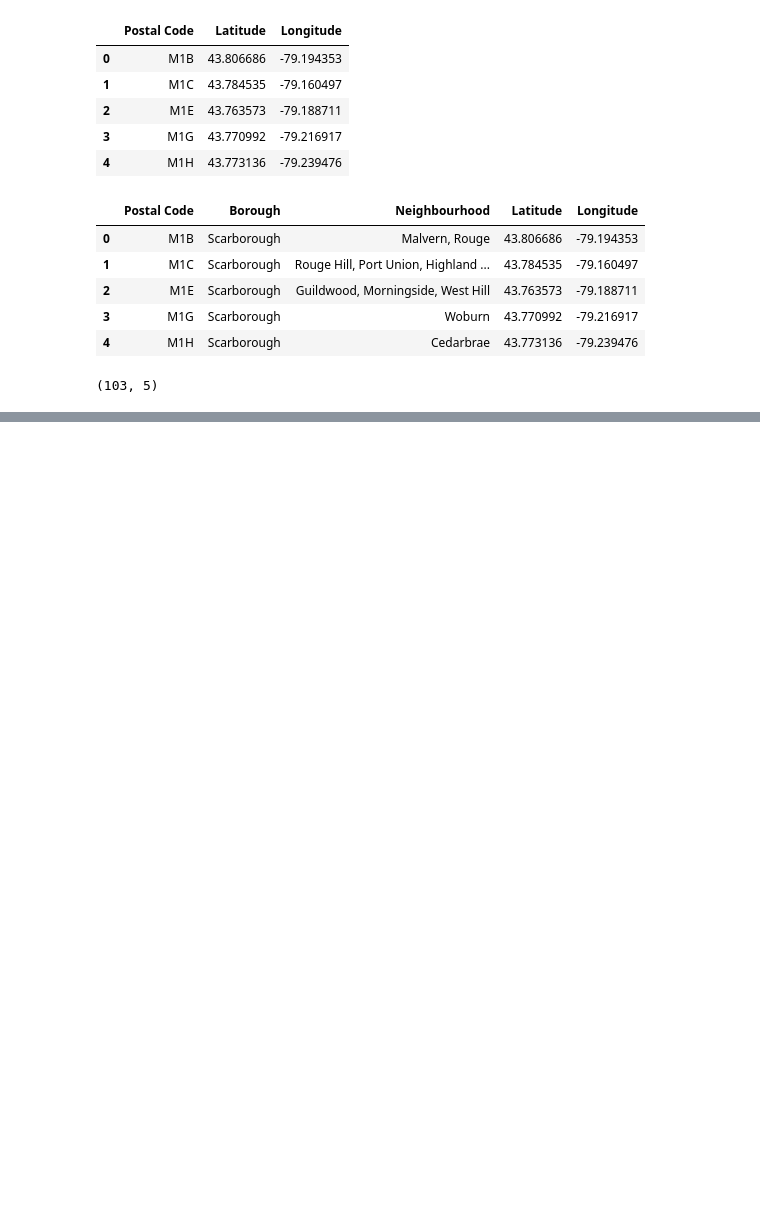
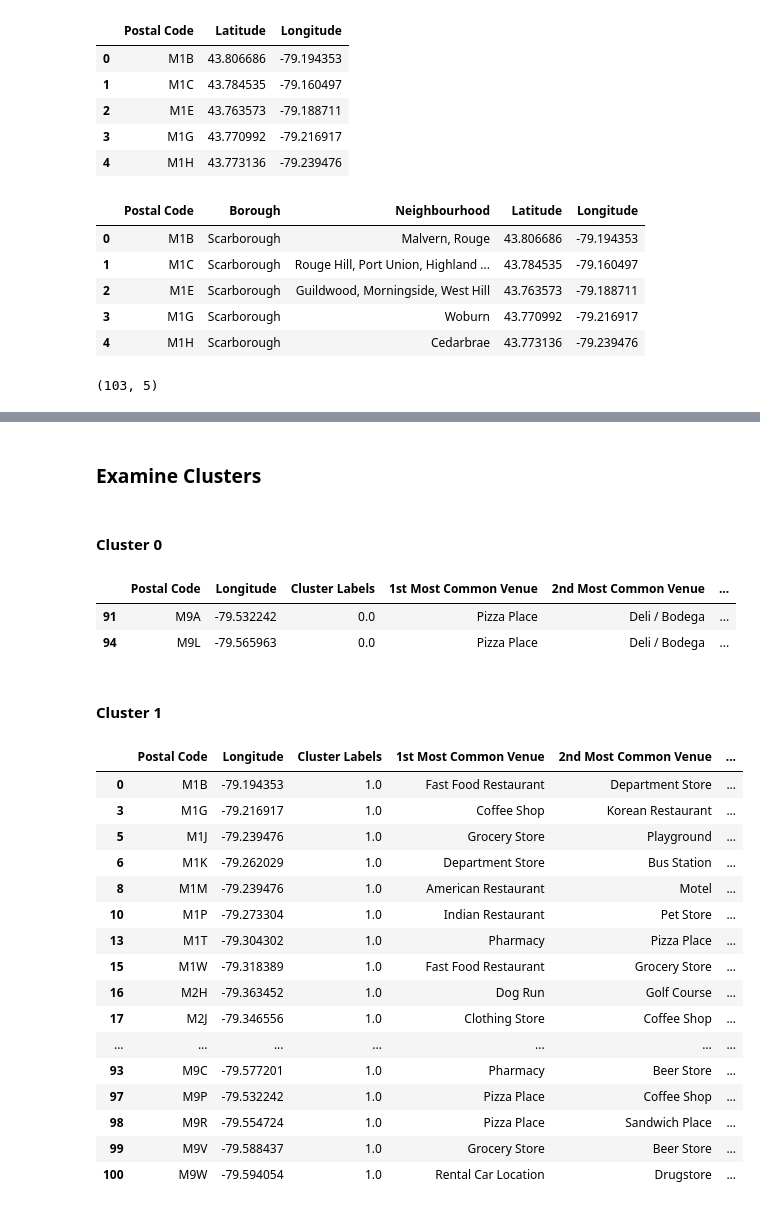
Before and after one commit to MMustafaK/Coursera_Capstone, a Jupyter notebook: Segmenting and Clustering Neighborhoods in Toronto.ipynb, the cells around one changed output, grey strips where cells are left out. Saved outputs shown, nothing was run; the diff lists cells and outputs as text; code cells hidden in the pictures; blank space fills up the shorter version.

```diff
--- a/Segmenting and Clustering Neighborhoods in Toronto.ipynb
+++ b/Segmenting and Clustering Neighborhoods in Toronto.ipynb
@@ -79,0 +444,3 @@ dft.shape
+# %%
+toronto_merged=toronto_merged.dropna().reset_index()
+toronto_merged.isnull().sum()
@@ -79,0 +494,32 @@ dft.shape
+# %% [markdown]
+### Examine Clusters
+# %% [markdown]
+#### Cluster 0
+# %%
+toronto_merged.loc[toronto_merged['Cluster Labels'] == 0, toronto_merged.columns[[1] + list(range(5, toronto_merged.shape[1]))]]
+# %% [output]
+|  | Postal Code | Longitude | Cluster Labels | 1st Most Common Venue | 2nd Most Common Venue | ... |
+| 91 | M9A | -79.532242 | 0.0 | Pizza Place | Deli / Bodega | ... |
+| 94 | M9L | -79.565963 | 0.0 | Pizza Place | Deli / Bodega | ... |
+# %% [markdown]
+#### Cluster 1
+# %%
+toronto_merged.loc[toronto_merged['Cluster Labels'] == 1, toronto_merged.columns[[1] + list(range(5, toronto_merged.shape[1]))]]
+# %% [output]
+|  | Postal Code | Longitude | Cluster Labels | 1st Most Common Venue | 2nd Most Common Venue | ... |
+| 0 | M1B | -79.194353 | 1.0 | Fast Food Restaurant | Department Store | ... |
+| 3 | M1G | -79.216917 | 1.0 | Coffee Shop | Korean Restaurant | ... |
+| 5 | M1J | -79.239476 | 1.0 | Grocery Store | Playground | ... |
+| 6 | M1K | -79.262029 | 1.0 | Department Store | Bus Station | ... |
+| 8 | M1M | -79.239476 | 1.0 | American Restaurant | Motel | ... |
+| 10 | M1P | -79.273304 | 1.0 | Indian Restaurant | Pet Store | ... |
+| 13 | M1T | -79.304302 | 1.0 | Pharmacy | Pizza Place | ... |
+| 15 | M1W | -79.318389 | 1.0 | Fast Food Restaurant | Grocery Store | ... |
+| 16 | M2H | -79.363452 | 1.0 | Dog Run | Golf Course | ... |
+| 17 | M2J | -79.346556 | 1.0 | Clothing Store | Coffee Shop | ... |
+| ... | ... | ... | ... | ... | ... | ... |
+| 93 | M9C | -79.577201 | 1.0 | Pharmacy | Beer Store | ... |
+| 97 | M9P | -79.532242 | 1.0 | Pizza Place | Coffee Shop | ... |
+| 98 | M9R | -79.554724 | 1.0 | Pizza Place | Sandwich Place | ... |
+| 99 | M9V | -79.588437 | 1.0 | Grocery Store | Beer Store | ... |
+| 100 | M9W | -79.594054 | 1.0 | Rental Car Location | Drugstore | ... |
```
Also changed, not shown: parts of 47 cells of this notebook.
